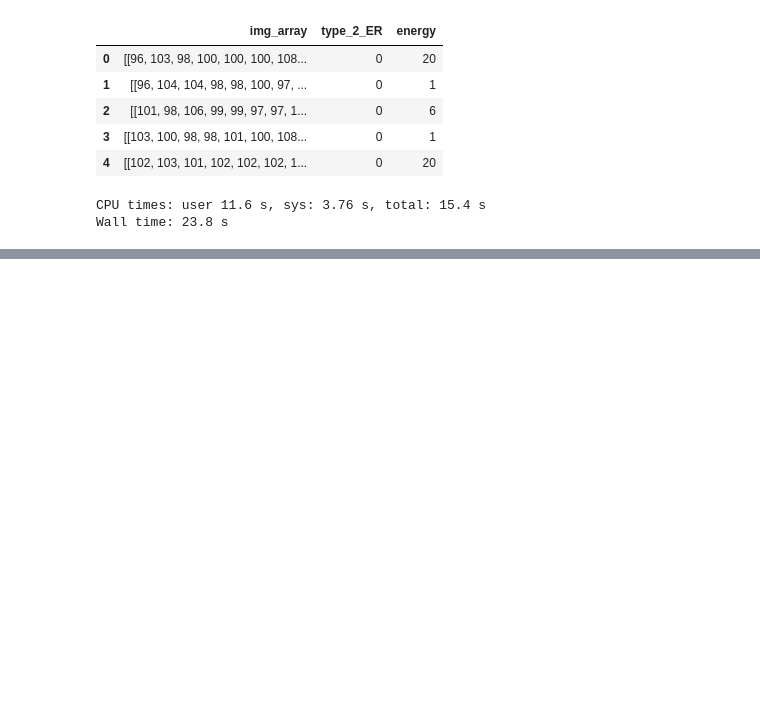
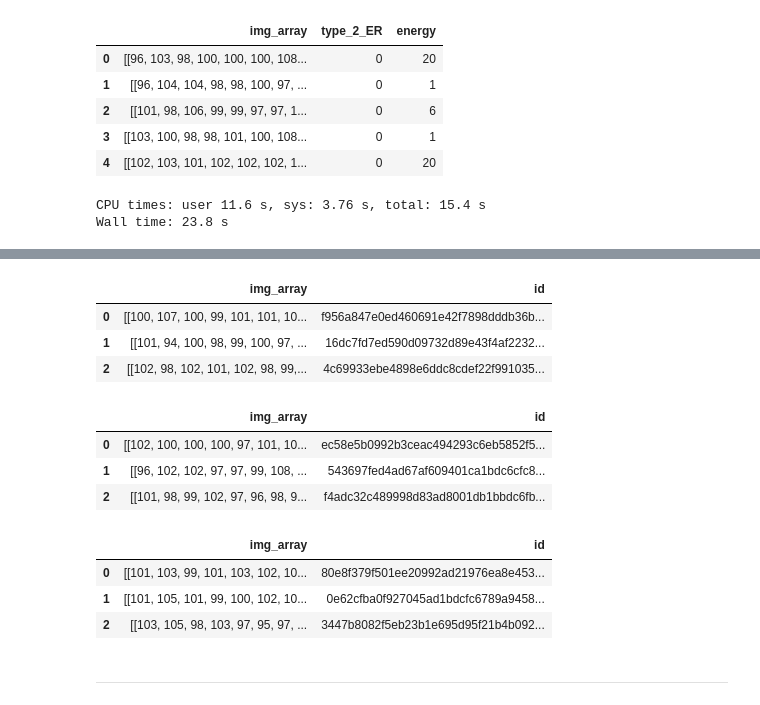
Before and after one commit to JoeFu1994/IDAO_2021, a Jupyter notebook: Data conversion to pickle.ipynb, the cells around one changed output, grey strips where cells are left out. Drawn from its saved outputs; the diff is of its cells as text; code cells hidden in the pictures; blank space fills up the shorter version.

```diff
--- a/Data conversion to pickle.ipynb
+++ b/Data conversion to pickle.ipynb
@@ -167,0 +331,21 @@ Wall time: 23.8 s
+# %%
+private_2_df.head(3)
+# %% [output]
+|  | img_array | id |
+| 0 | [[100, 107, 100, 99, 101, 101, 10... | f956a847e0ed460691e42f7898dddb36b... |
+| 1 | [[101, 94, 100, 98, 99, 100, 97, ... | 16dc7fd7ed590d09732d89e43f4af2232... |
+| 2 | [[102, 98, 102, 101, 102, 98, 99,... | 4c69933ebe4898e6ddc8cdef22f991035... |
+# %%
+private_3_df.head(3)
+# %% [output]
+|  | img_array | id |
+| 0 | [[102, 100, 100, 100, 97, 101, 10... | ec58e5b0992b3ceac494293c6eb5852f5... |
+| 1 | [[96, 102, 102, 97, 97, 99, 108, ... | 543697fed4ad67af609401ca1bdc6cfc8... |
+| 2 | [[101, 98, 99, 102, 97, 96, 98, 9... | f4adc32c489998d83ad8001db1bbdc6fb... |
+# %%
+private_4_df.head(3)
+# %% [output]
+|  | img_array | id |
+| 0 | [[101, 103, 99, 101, 103, 102, 10... | 80e8f379f501ee20992ad21976ea8e453... |
+| 1 | [[101, 105, 101, 99, 100, 102, 10... | 0e62cfba0f927045ad1bdcfc6789a9458... |
+| 2 | [[103, 105, 98, 103, 97, 95, 97, ... | 3447b8082f5eb23b1e695d95f21b4b092... |
@@ -167,0 +362,2 @@ Wall time: 23.8 s
+# %% [markdown]
+--------
```
Also changed, not shown: parts of 24 cells of this notebook, 3 other files.
